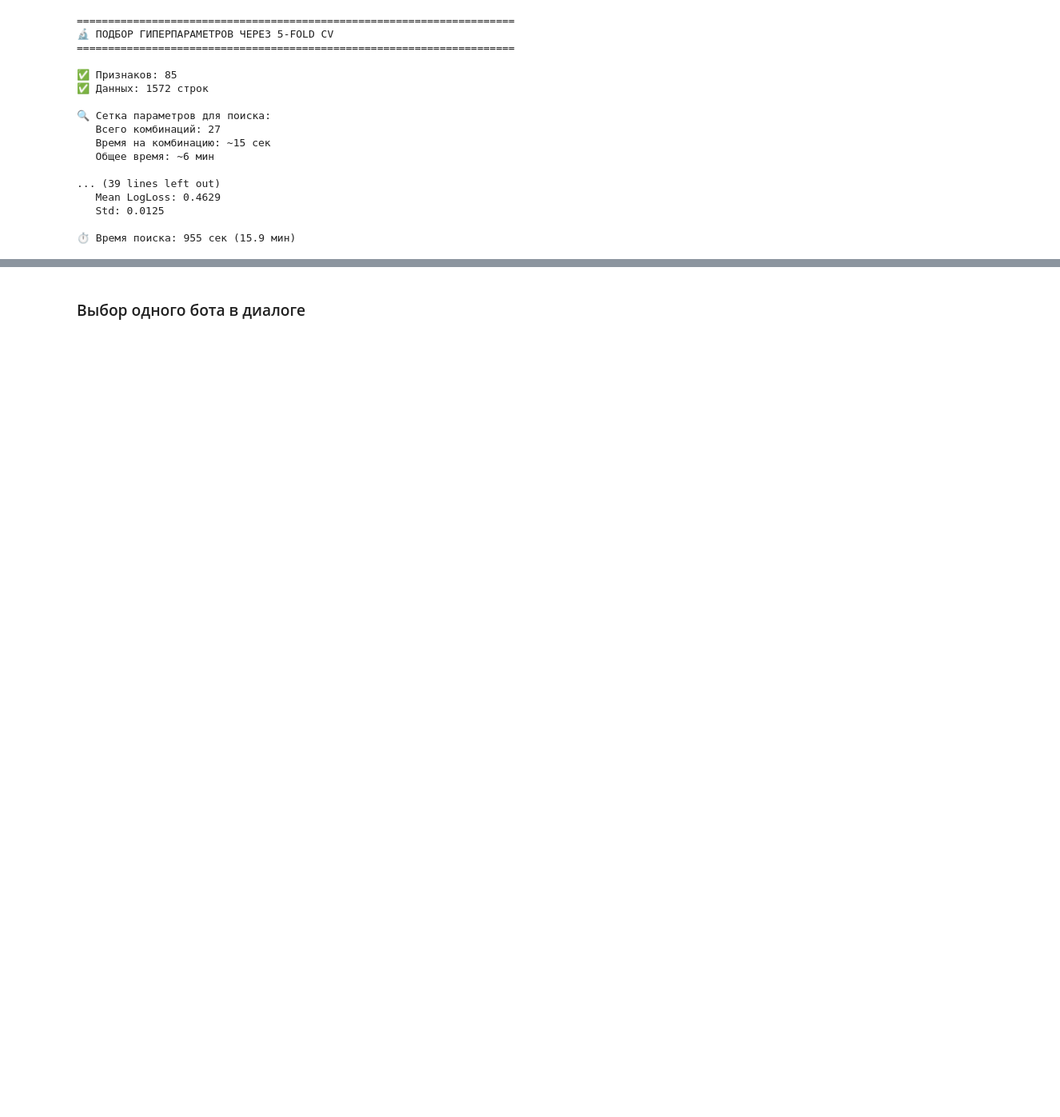
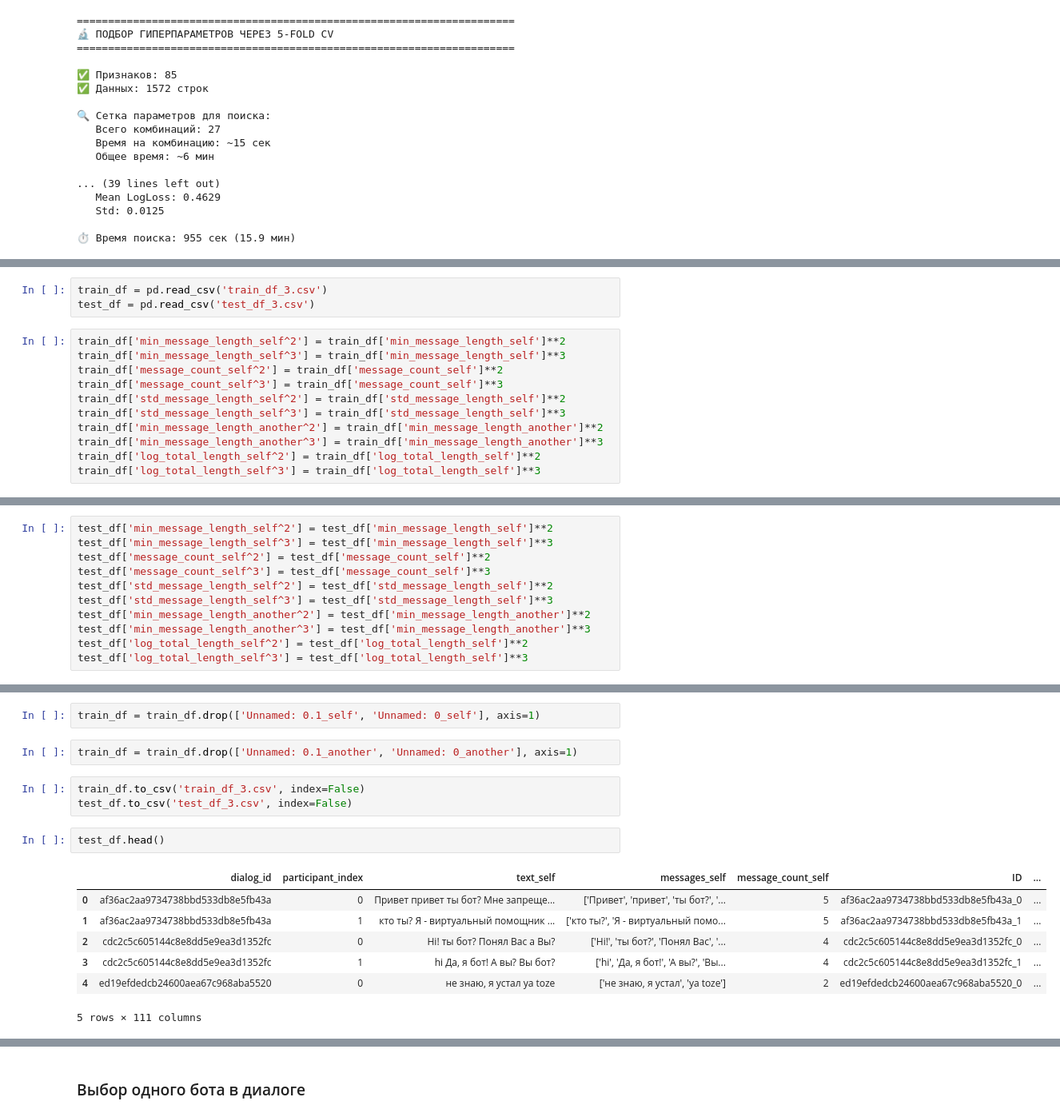
Before and after one commit to skytecat/YouAreBot, a Jupyter notebook: YouAreBot.ipynb, the cells around one changed output, grey strips where cells are left out. Shown at 80% size. Cells and saved outputs as stored; diff of their text form; blank space fills up the shorter version.

```diff
--- a/YouAreBot.ipynb
+++ b/YouAreBot.ipynb
@@ -8280,0 +8482,14 @@ print(f"\n⏱️ Время поиска: {elapsed_total:.0f} сек ({elapsed_t
+# %%
+train_df = pd.read_csv('train_df_3.csv')
+test_df = pd.read_csv('test_df_3.csv')
+# %%
+train_df['min_message_length_self^2'] = train_df['min_message_length_self']**2
+train_df['min_message_length_self^3'] = train_df['min_message_length_self']**3
+train_df['message_count_self^2'] = train_df['message_count_self']**2
+train_df['message_count_self^3'] = train_df['message_count_self']**3
+train_df['std_message_length_self^2'] = train_df['std_message_length_self']**2
+train_df['std_message_length_self^3'] = train_df['std_message_length_self']**3
+train_df['min_message_length_another^2'] = train_df['min_message_length_another']**2
+train_df['min_message_length_another^3'] = train_df['min_message_length_another']**3
+train_df['log_total_length_self^2'] = train_df['log_total_length_self']**2
+train_df['log_total_length_self^3'] = train_df['log_total_length_self']**3
@@ -8280,0 +8577,11 @@ print(f"\n⏱️ Время поиска: {elapsed_total:.0f} сек ({elapsed_t
+# %%
+test_df['min_message_length_self^2'] = test_df['min_message_length_self']**2
+test_df['min_message_length_self^3'] = test_df['min_message_length_self']**3
+test_df['message_count_self^2'] = test_df['message_count_self']**2
+test_df['message_count_self^3'] = test_df['message_count_self']**3
+test_df['std_message_length_self^2'] = test_df['std_message_length_self']**2
+test_df['std_message_length_self^3'] = test_df['std_message_length_self']**3
+test_df['min_message_length_another^2'] = test_df['min_message_length_another']**2
+test_df['min_message_length_another^3'] = test_df['min_message_length_another']**3
+test_df['log_total_length_self^2'] = test_df['log_total_length_self']**2
+test_df['log_total_length_self^3'] = test_df['log_total_length_self']**3
@@ -8280,0 +8669,17 @@ print(f"\n⏱️ Время поиска: {elapsed_total:.0f} сек ({elapsed_t
+# %%
+train_df = train_df.drop(['Unnamed: 0.1_self', 'Unnamed: 0_self'], axis=1)
+# %%
+train_df = train_df.drop(['Unnamed: 0.1_another', 'Unnamed: 0_another'], axis=1)
+# %%
+train_df.to_csv('train_df_3.csv', index=False)
+test_df.to_csv('test_df_3.csv', index=False)
+# %%
+test_df.head()
+# %% [output]
+|  | dialog_id | participant_index | text_self | messages_self | message_count_self | ID | ... |
+| 0 | af36ac2aa9734738bbd533db8e5fb43a | 0 | Привет привет ты бот? Мне запреще... | ['Привет', 'привет', 'ты бот?', '... | 5 | af36ac2aa9734738bbd533db8e5fb43a_0 | ... |
+| 1 | af36ac2aa9734738bbd533db8e5fb43a | 1 | кто ты? Я - виртуальный помощник ... | ['кто ты?', 'Я - виртуальный помо... | 5 | af36ac2aa9734738bbd533db8e5fb43a_1 | ... |
+| 2 | cdc2c5c605144c8e8dd5e9ea3d1352fc | 0 | Hi! ты бот? Понял Вас а Вы? | ['Hi!', 'ты бот?', 'Понял Вас', '... | 4 | cdc2c5c605144c8e8dd5e9ea3d1352fc_0 | ... |
+| 3 | cdc2c5c605144c8e8dd5e9ea3d1352fc | 1 | hi Да, я бот! А вы? Вы бот? | ['hi', 'Да, я бот!', 'А вы?', 'Вы... | 4 | cdc2c5c605144c8e8dd5e9ea3d1352fc_1 | ... |
+| 4 | ed19efdedcb24600aea67c968aba5520 | 0 | не знаю, я устал ya toze | ['не знаю, я устал', 'ya toze'] | 2 | ed19efdedcb24600aea67c968aba5520_0 | ... |
+5 rows × 111 columns
```
Also changed, not shown: parts of 13 cells of this notebook.
